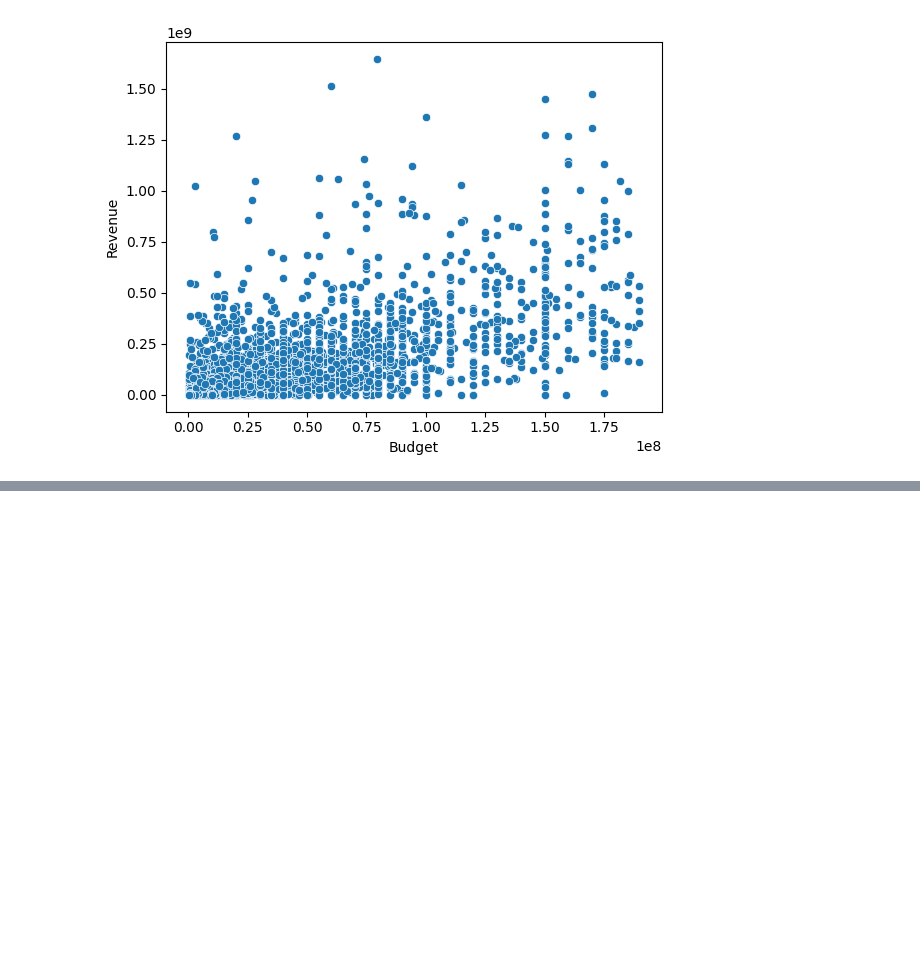
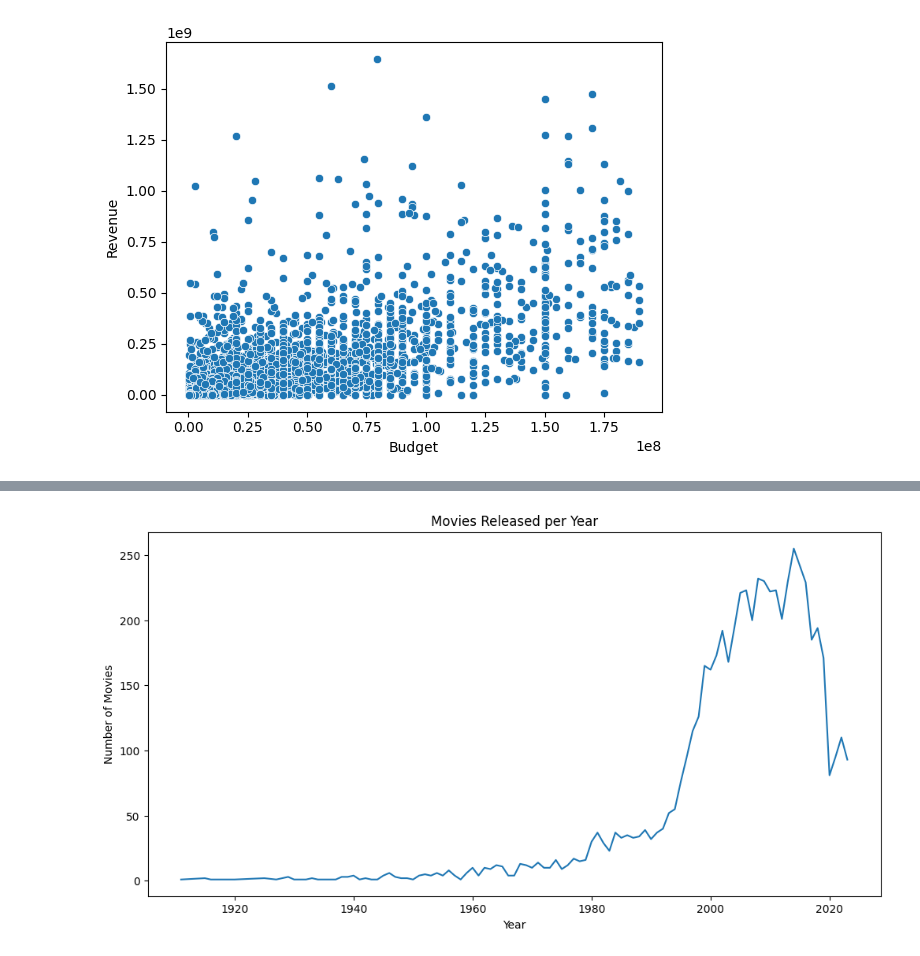
Before and after one commit to stanleyotieno1/Data-analysis-assignment, a Jupyter notebook: Jupyter-files/movies.ipynb, the cells around one changed output, grey strips where cells are left out. Cells and saved outputs as stored; diff of their text form; code cells hidden in the pictures; blank space fills up the shorter version.

```diff
--- a/Jupyter-files/movies.ipynb
+++ b/Jupyter-files/movies.ipynb
@@ -146,0 +168,10 @@ sns.scatterplot(data=movies_df, x='Budget', y='Revenue')
+# %%
+year_counts = movies_df['Date'].value_counts().sort_index()
+plt.figure(figsize=(12,6))
+plt.plot(year_counts.index, year_counts.values)
+plt.xlabel('Year')
+plt.ylabel('Number of Movies')
+plt.title('Movies Released per Year')
+plt.show()
+# %% [output]
+[figure, added]
```
Also changed, not shown: parts of 4 cells of this notebook.
